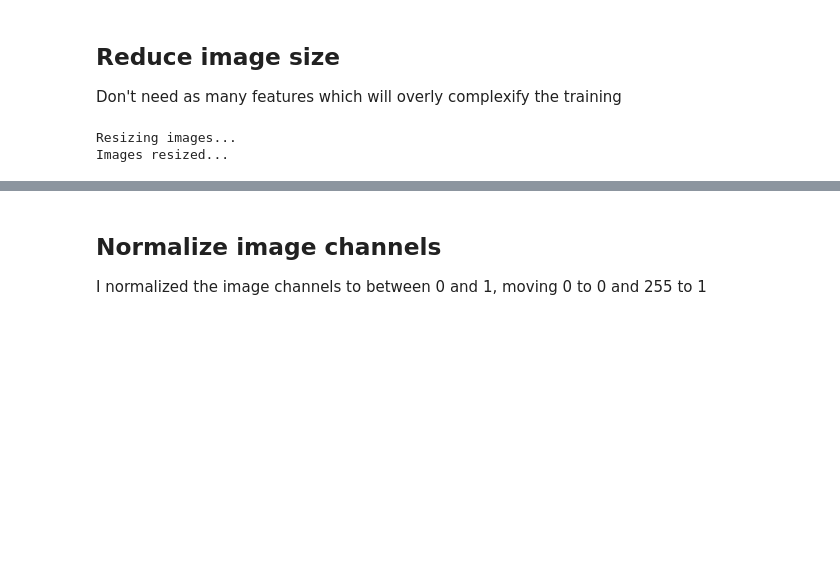
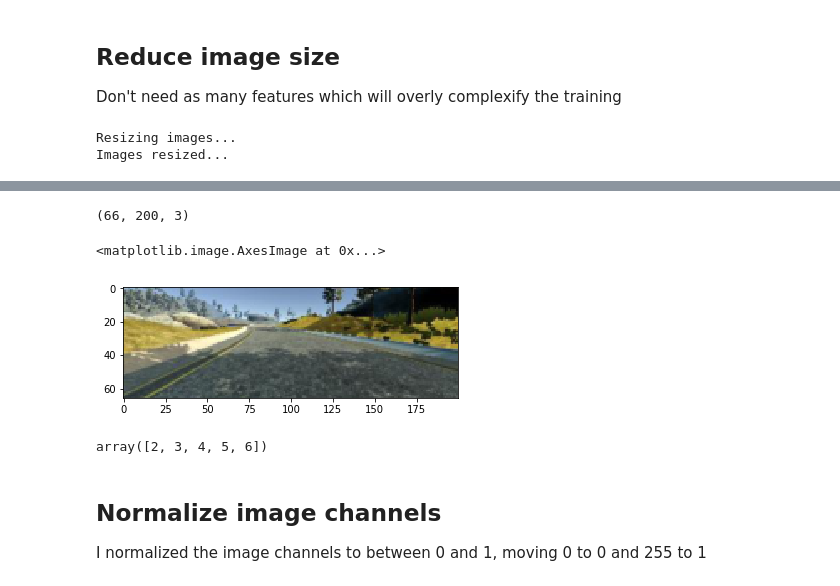
Before and after one commit to asadquraishi/behavioral_cloning_keras_project, a Jupyter notebook: behavioral_cloning_keras_project.ipynb, the cells around one changed output, grey strips where cells are left out. Drawn from its saved outputs; the diff is of its cells as text; code cells hidden in the pictures; blank space fills up the shorter version.

```diff
--- a/behavioral_cloning_keras_project.ipynb
+++ b/behavioral_cloning_keras_project.ipynb
@@ -101,3 +132,17 @@ numpy.ndarray
+# %%
+import scipy
+image2 = scipy.misc.imresize(image, (100,200,3))[16:,:,:][:66,:,:]
+print(image2.shape)
+plt.imshow(image2)
+# %% [output]
+(66, 200, 3)
+<matplotlib.image.AxesImage at 0x...>
+[figure, added]
+# %%
+x = np.array([0, 1, 2, 3, 4, 5, 6, 7, 8, 9])
+x[2:7]
+# %% [output]
+array([2, 3, 4, 5, 6])
 # %% [markdown]
 ## Normalize image channels
 
```
Also changed, not shown: parts of 16 cells of this notebook, 1 other file.
